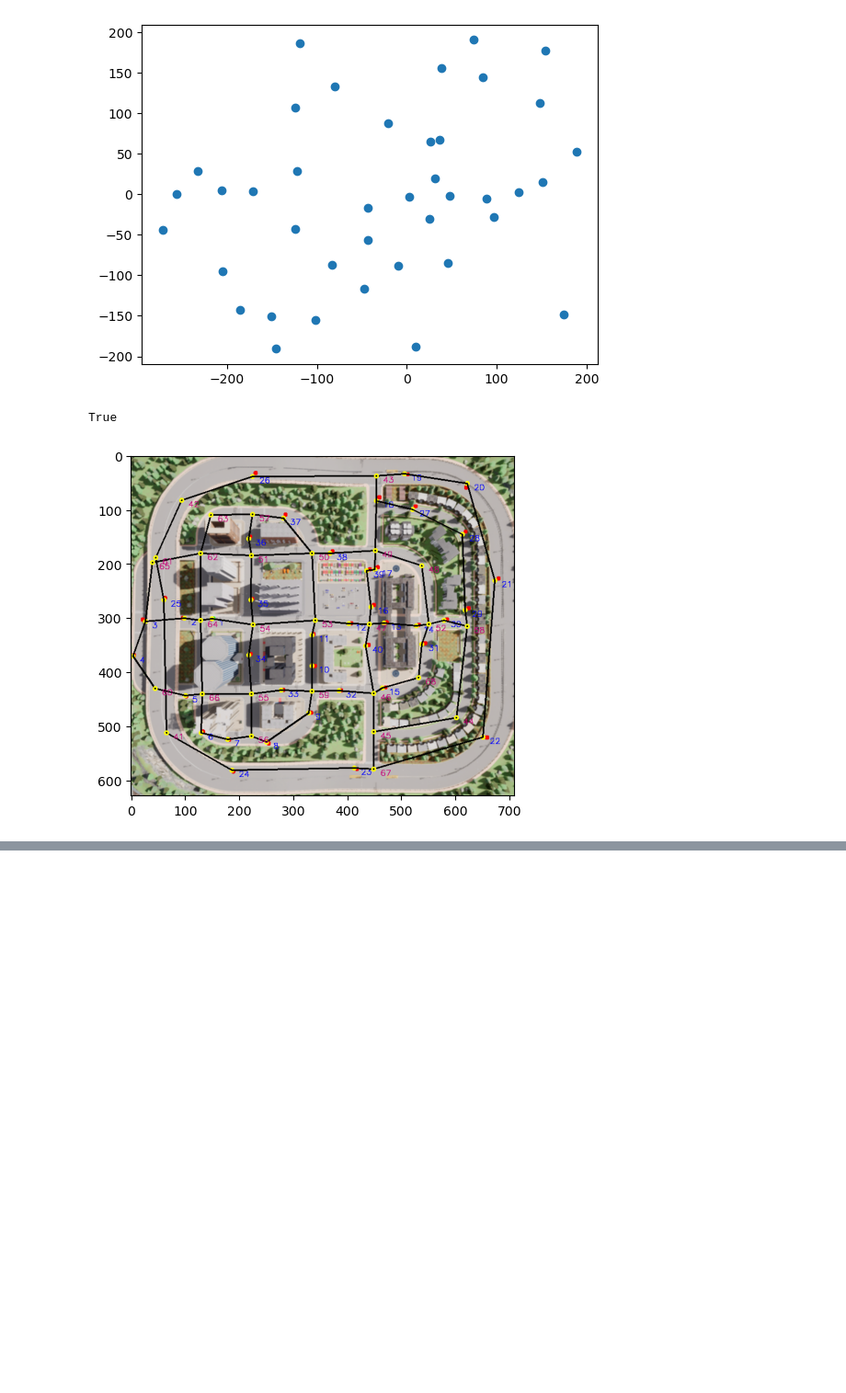
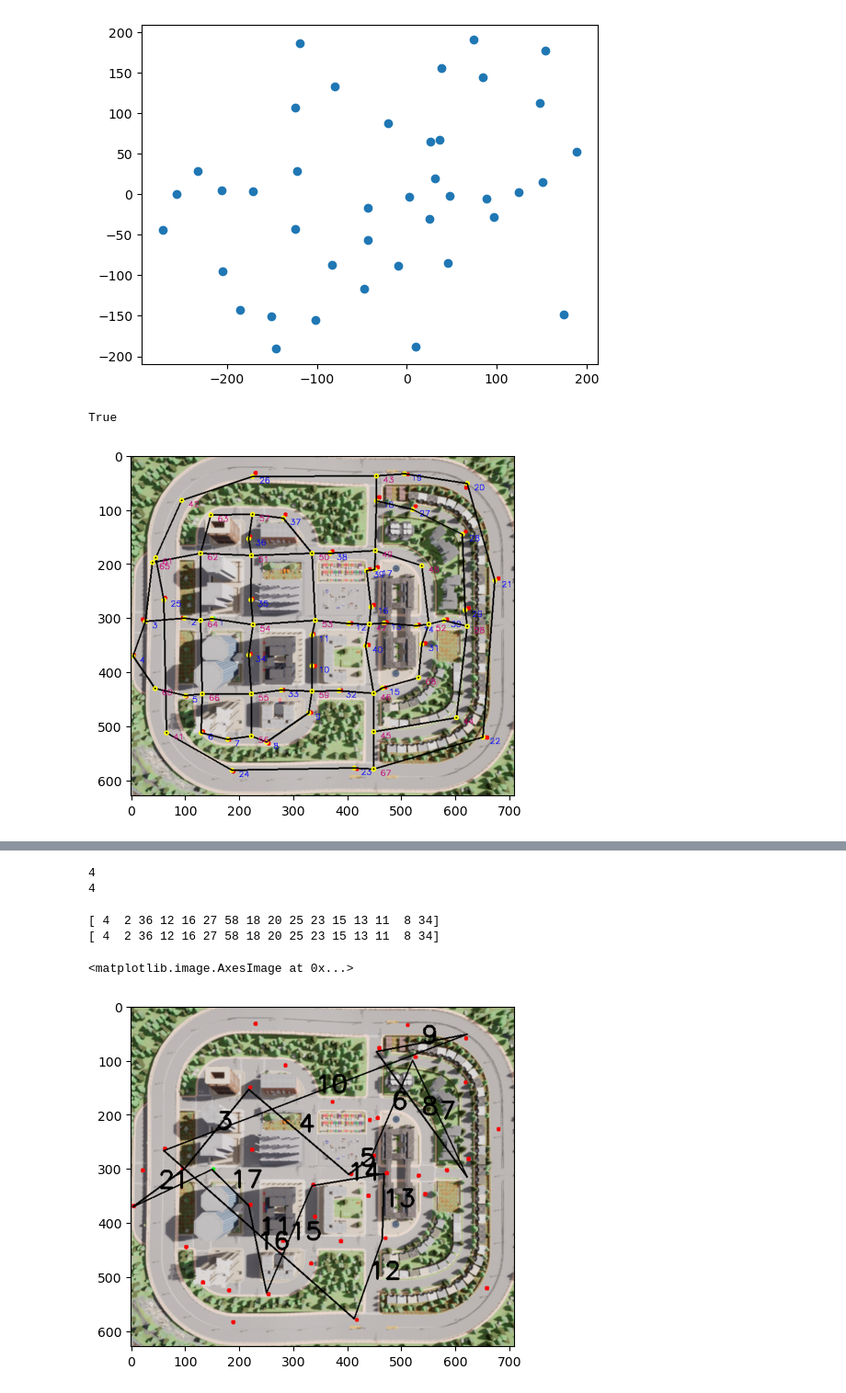
Before and after one commit to WelsonAA/shellpath, a Jupyter notebook: src/dallashNB.ipynb, the cells around one changed output, grey strips where cells are left out. Shown at 92% size. Cells and saved outputs as stored; diff of their text form; code cells hidden in the pictures; blank space fills up the shorter version.

```diff
--- a/src/dallashNB.ipynb
+++ b/src/dallashNB.ipynb
@@ -300,0 +396,2 @@ dp[33][33]
+# %%
+population , NormCost  = firstGen()
@@ -300,0 +414,18 @@ dp[33][33]
+# %%
+print(population[0][0])
+
+print (gorder[0])
+# %% [output]
+4
+4
+# %%
+def crossOver (orderA,orderB):
+    start = random.randrange(SizeOfP -2)
+    end = random.randrange(start +1 , SizeOfP+1)
+
+    orderA = orderA[start:end+1]
+
+    for i in range (SizeOfP-1):
+        if (not (orderB[i]  in orderA)):
+            orderA = np.insert(orderA, orderA.shape[0], orderB[i])
+    return orderA
@@ -300,0 +461,52 @@ dp[33][33]
+# %%
+for i in range (0):
+    population , NormCost  = genNewGen (population , NormCost)
+# %%
+print(gorder)
+
+#gorder = np.insert(gorder, 0, 1)
+#gorder = np.insert(gorder, gorder.shape[0], 1)
+
+print (gorder)
+# %% [output]
+[ 4  2 36 12 16 27 58 18 20 25 23 15 13 11  8 34]
+[ 4  2 36 12 16 27 58 18 20 25 23 15 13 11  8 34]
+# %%
+def drawBestPath():
+    global gorder
+    img = cv2.imread("img.png")
+    #finalpath =  np.array([1,5,6])
+    n = gorder.shape[0]
+
+    imgcopy = img
+    c = 1
+
+
+
+    for i in range (-1,n):
+        if (i==-1):
+            s=1
+            d= int (gorder[i+1])
+        elif i==n-1:
+            s =  int (gorder[i])
+            d = int (1)
+        else:
+            s =  int (gorder[i])
+            d = int (gorder[i+1])
+
+        sx, sy = traslate(point= get_point(s))
+        dx, dy = traslate(point= get_point(d))
+
+        center = (int ((sx+dx)/2) , int ((sy+dy)/2))
+        cv2.putText(imgcopy, str(c), center, font,fontScale*3,(0,0,0),thickness*4, lineType)
+
+        cv2.line(imgcopy, (sx,sy), (dx,dy), (0,0,0), 2)
+        c+=1
+
+
+    return imgcopy
+
+plt.imshow (drawBestPath()[:,:,::-1])
+# %% [output]
+<matplotlib.image.AxesImage at 0x...>
+[figure, added]
```
Also changed, not shown: parts of 22 cells of this notebook.
